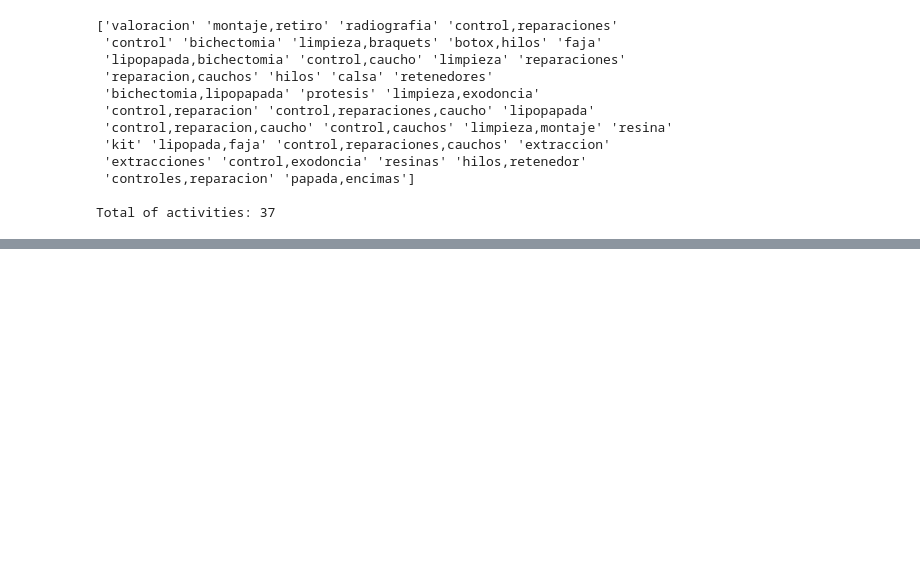
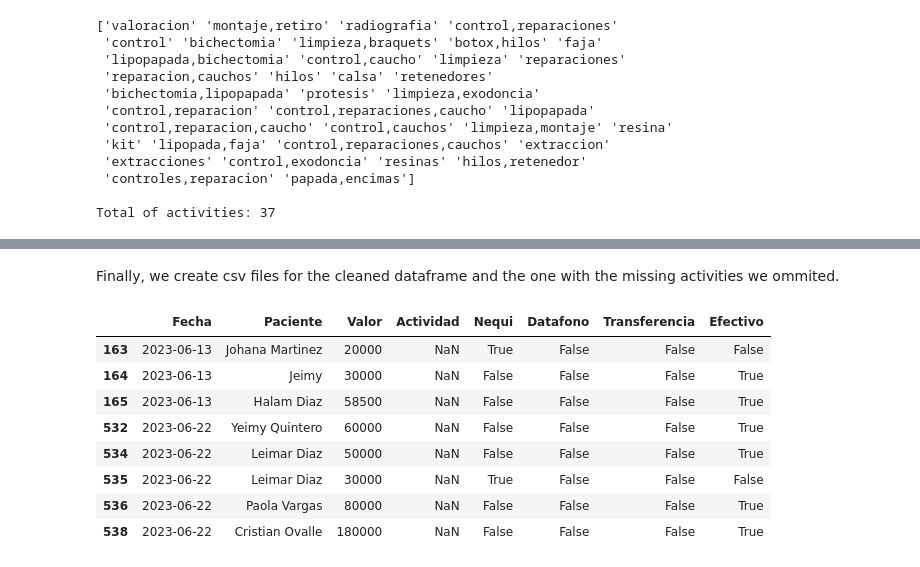
Before and after one commit to JsNcAr/GSalud_Analysis, a Jupyter notebook: Data_Cleaning.ipynb, the cells around one changed output, grey strips where cells are left out. Saved outputs shown, nothing was run; the diff lists cells and outputs as text; code cells hidden in the pictures; blank space fills up the shorter version.

```diff
--- a/Data_Cleaning.ipynb
+++ b/Data_Cleaning.ipynb
@@ -2,9 +2,9 @@
 import numpy as np
 import pandas as pd
 # %%
-# read csv and normaliza rows names
+# read csv and normalize rows names
 excel = pd.read_csv('pagos.csv', encoding='latin-1', sep=',')
-excel.columns = excel.columns.str.replace(' ', '')
+excel.columns = excel.columns.str.strip()
 excel.head()
 # %% [output]
 |  | Fecha | Paciente | Valor | Actividad | Nequi | Datafono | Transferencia | Efectivo | % |
@@ -139,0 +171,18 @@ Lost money percentage: 2.58%
+# %%
+# Create boolean indexing for rows with NA or invalid values in the 'Actividad' column
+na_boolean_list = excel['Actividad'].isna()
+# This is an invalid value as it was a note, not an activity
+invalids_boolean_list = excel['Actividad'] == '90: Deuda'
+nan_or_invalid = na_boolean_list | invalids_boolean_list
+
+# Get the values of the rows with NA or invalid values in the 'Actividad' column
+df_actividades_na = excel[nan_or_invalid]
+
+total_na = df_actividades_na['Valor'].sum()
+
+# Get the total amount of money
+total = excel['Valor'].sum()
+
+print(f'Total: ${total:,.2f} COP')
+print(f'Total NA: ${total_na:,.2f} COP')
+print(f'Lost money percentage: {total_na/total*100:.2f}%')
@@ -334 +378,3 @@ rebuilt_df.head()
+# %% [markdown]
+Finally, we create csv files for the cleaned dataframe and the one with the missing activities we ommited.
 # %%
@@ -336,0 +384,18 @@ rebuilt_df.to_csv('pagos_cleaned.csv', index=False)
+# %%
+# Convert invalid values into nan before converting to csv
+df_actividades_na.loc[:, 'Actividad'] = np.nan
+
+# Convert into csv
+df_actividades_na.to_csv('pagos_na.csv', index=False)
+
+df_actividades_na
+# %% [output]
+|  | Fecha | Paciente | Valor | Actividad | Nequi | Datafono | Transferencia | Efectivo |
+| 163 | 2023-06-13 | Johana Martinez | 20000 | NaN | True | False | False | False |
+| 164 | 2023-06-13 | Jeimy | 30000 | NaN | False | False | False | True |
+| 165 | 2023-06-13 | Halam Diaz | 58500 | NaN | False | False | False | True |
+| 532 | 2023-06-22 | Yeimy Quintero | 60000 | NaN | False | False | False | True |
+| 534 | 2023-06-22 | Leimar Diaz | 50000 | NaN | False | False | False | True |
+| 535 | 2023-06-22 | Leimar Diaz | 30000 | NaN | True | False | False | False |
+| 536 | 2023-06-22 | Paola Vargas | 80000 | NaN | False | False | False | True |
+| 538 | 2023-06-22 | Cristian Ovalle | 180000 | NaN | False | False | False | True |
```
Also changed, not shown: parts of 36 cells of this notebook.
